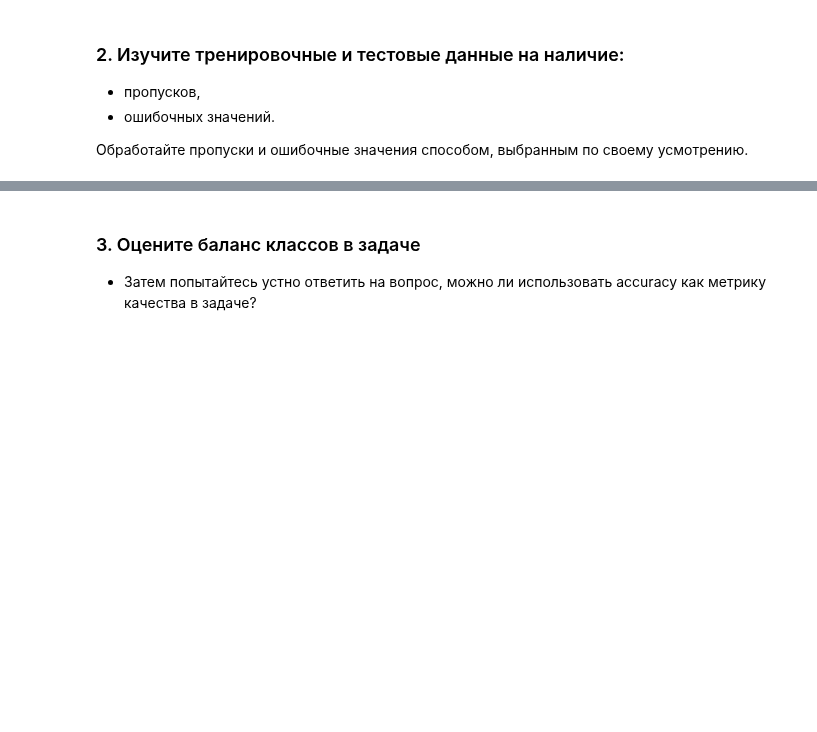
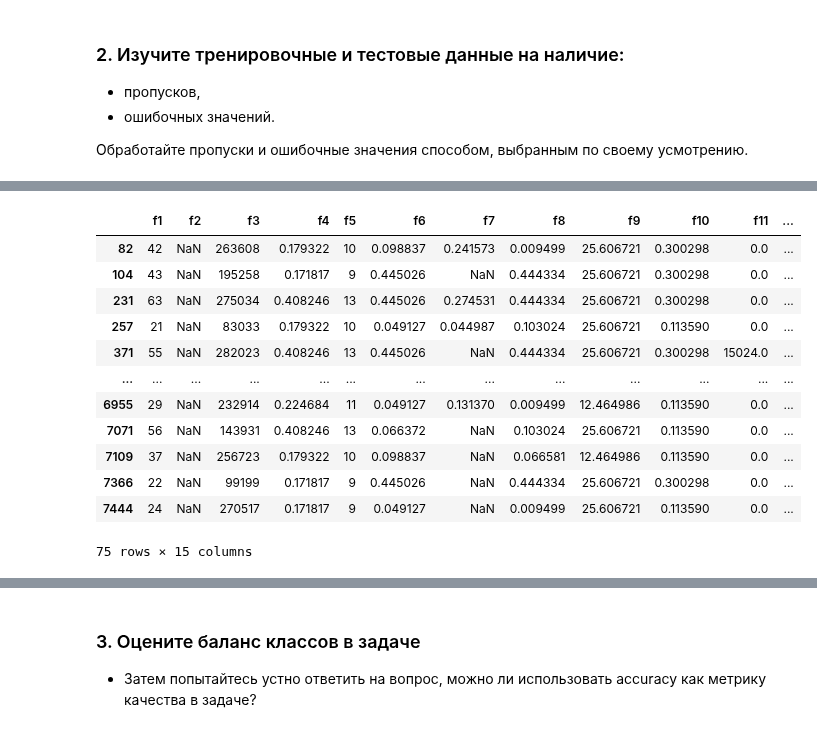
Before and after one commit to IgorKolotushkin/machine_learning_ds, a Jupyter notebook: hw6/Практическая работа. Линейная классификация. Метод опорных векторов.ipynb, the cells around one changed output, grey strips where cells are left out. Saved outputs shown, nothing was run; the diff lists cells and outputs as text; code cells hidden in the pictures; blank space fills up the shorter version.

```diff
--- a/hw6/Практическая работа. Линейная классификация. Метод опорных векторов.ipynb
+++ b/hw6/Практическая работа. Линейная классификация. Метод опорных векторов.ipynb
@@ -48,0 +117,17 @@ Xtest = pd.read_csv("TestData.csv")
+# %%
+nan_f2 = Xtrain[(Xtrain['f2'].isna())]
+nan_f2
+# %% [output]
+|  | f1 | f2 | f3 | f4 | f5 | f6 | f7 | f8 | f9 | f10 | f11 | ... |
+| 82 | 42 | NaN | 263608 | 0.179322 | 10 | 0.098837 | 0.241573 | 0.009499 | 25.606721 | 0.300298 | 0.0 | ... |
+| 104 | 43 | NaN | 195258 | 0.171817 | 9 | 0.445026 | NaN | 0.444334 | 25.606721 | 0.300298 | 0.0 | ... |
+| 231 | 63 | NaN | 275034 | 0.408246 | 13 | 0.445026 | 0.274531 | 0.444334 | 25.606721 | 0.300298 | 0.0 | ... |
+| 257 | 21 | NaN | 83033 | 0.179322 | 10 | 0.049127 | 0.044987 | 0.103024 | 25.606721 | 0.113590 | 0.0 | ... |
+| 371 | 55 | NaN | 282023 | 0.408246 | 13 | 0.445026 | NaN | 0.444334 | 25.606721 | 0.300298 | 15024.0 | ... |
+| ... | ... | ... | ... | ... | ... | ... | ... | ... | ... | ... | ... | ... |
+| 6955 | 29 | NaN | 232914 | 0.224684 | 11 | 0.049127 | 0.131370 | 0.009499 | 12.464986 | 0.113590 | 0.0 | ... |
+| 7071 | 56 | NaN | 143931 | 0.408246 | 13 | 0.066372 | NaN | 0.103024 | 25.606721 | 0.113590 | 0.0 | ... |
+| 7109 | 37 | NaN | 256723 | 0.179322 | 10 | 0.098837 | NaN | 0.066581 | 12.464986 | 0.113590 | 0.0 | ... |
+| 7366 | 22 | NaN | 99199 | 0.171817 | 9 | 0.445026 | NaN | 0.444334 | 25.606721 | 0.300298 | 0.0 | ... |
+| 7444 | 24 | NaN | 270517 | 0.171817 | 9 | 0.049127 | NaN | 0.009499 | 25.606721 | 0.113590 | 0.0 | ... |
+75 rows × 15 columns
```
Also changed, not shown: parts of 15 cells of this notebook.
